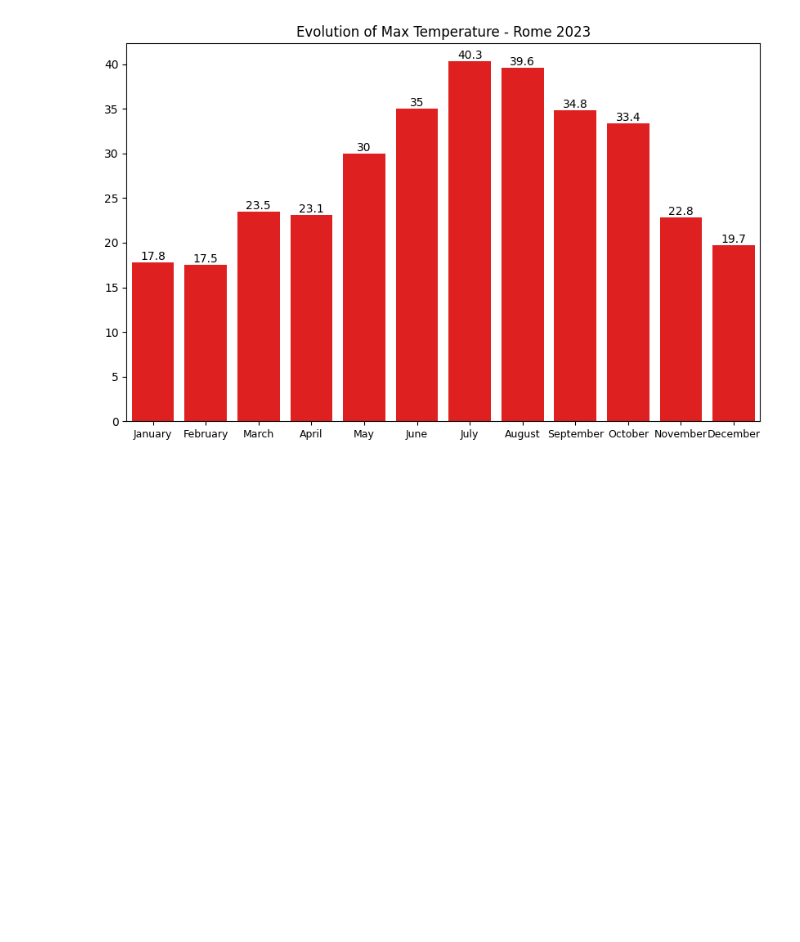
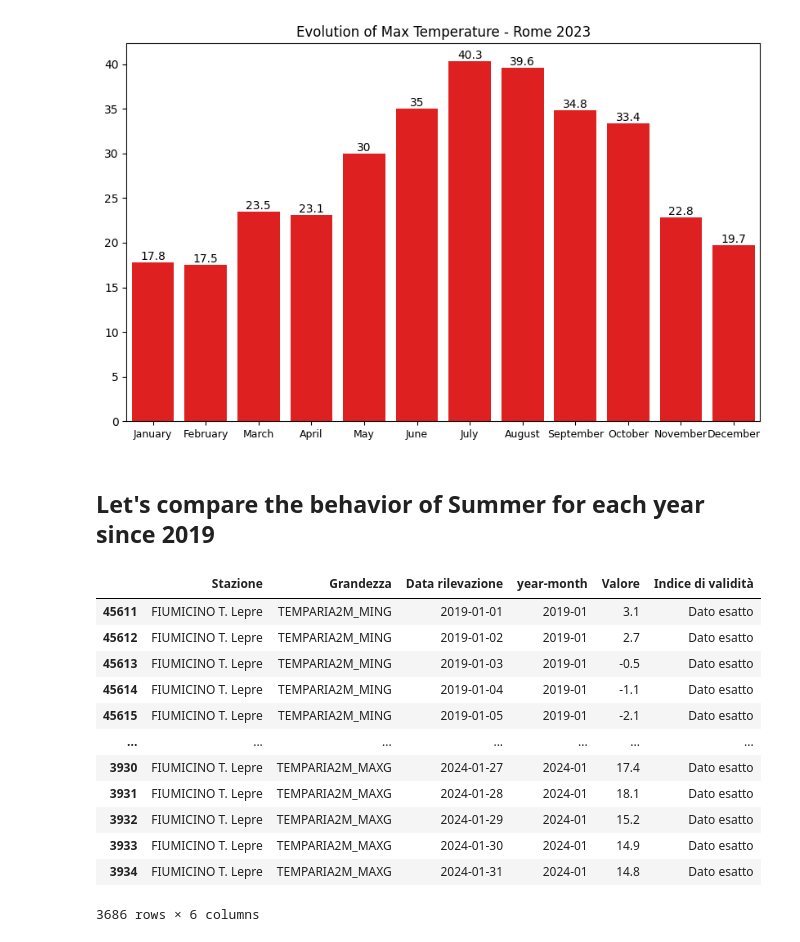
Before and after one commit to bazyngabyte/my_repository, a Jupyter notebook: Rome Temperature/Rome Temperature.ipynb, the cells around one changed output. Drawn from its saved outputs; the diff is of its cells as text; code cells hidden in the pictures; blank space fills up the shorter version.

```diff
--- a/Rome Temperature/Rome Temperature.ipynb
+++ b/Rome Temperature/Rome Temperature.ipynb
@@ -405,3 +402,21 @@ plt.xticks(rotation=0,size=9)
 plt.show()
 # %% [output]
 [figure]
+# %% [markdown]
+## Let's compare the behavior of Summer for each year since 2019
+# %%
+df
+# %% [output]
+|  | Stazione | Grandezza | Data rilevazione | year-month | Valore | Indice di validità |
+| 45611 | FIUMICINO T. Lepre | TEMPARIA2M_MING | 2019-01-01 | 2019-01 | 3.1 | Dato esatto |
+| 45612 | FIUMICINO T. Lepre | TEMPARIA2M_MING | 2019-01-02 | 2019-01 | 2.7 | Dato esatto |
+| 45613 | FIUMICINO T. Lepre | TEMPARIA2M_MING | 2019-01-03 | 2019-01 | -0.5 | Dato esatto |
+| 45614 | FIUMICINO T. Lepre | TEMPARIA2M_MING | 2019-01-04 | 2019-01 | -1.1 | Dato esatto |
+| 45615 | FIUMICINO T. Lepre | TEMPARIA2M_MING | 2019-01-05 | 2019-01 | -2.1 | Dato esatto |
+| ... | ... | ... | ... | ... | ... | ... |
+| 3930 | FIUMICINO T. Lepre | TEMPARIA2M_MAXG | 2024-01-27 | 2024-01 | 17.4 | Dato esatto |
+| 3931 | FIUMICINO T. Lepre | TEMPARIA2M_MAXG | 2024-01-28 | 2024-01 | 18.1 | Dato esatto |
+| 3932 | FIUMICINO T. Lepre | TEMPARIA2M_MAXG | 2024-01-29 | 2024-01 | 15.2 | Dato esatto |
+| 3933 | FIUMICINO T. Lepre | TEMPARIA2M_MAXG | 2024-01-30 | 2024-01 | 14.9 | Dato esatto |
+| 3934 | FIUMICINO T. Lepre | TEMPARIA2M_MAXG | 2024-01-31 | 2024-01 | 14.8 | Dato esatto |
+3686 rows × 6 columns
```
Also changed, not shown: parts of 30 cells of this notebook.
